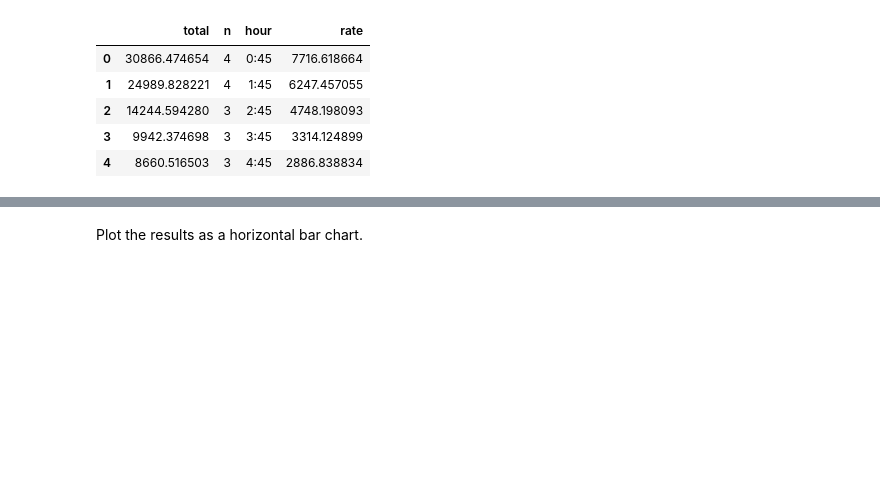
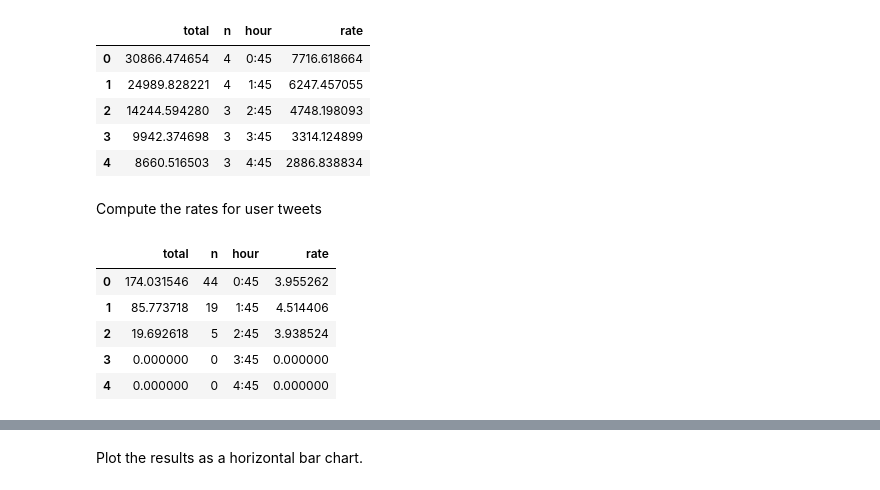
Before and after one commit to alanjschoen/kojak, a Jupyter notebook: Time Histogram.ipynb, the cells around one changed output, grey strips where cells are left out. Cells and saved outputs as stored; diff of their text form; code cells hidden in the pictures; blank space fills up the shorter version.

Commit message:
Compute rates for tweets

```diff
--- a/Time Histogram.ipynb
+++ b/Time Histogram.ipynb
@@ -43,6 +43,11 @@ def get_time_bins(collection):
         if tweet_time < df.iloc[binno].first_time:
             df.set_value(binno, 'first_time', tweet_time)
     df = df[df.bin_count != 0]
+
+
+    rates = df['bin_count']/((df['end'] - df['first_time'])/pd.np.timedelta64(1, 's'))*3600
+    df['rate'] = rates
+
     return df
 # %% [markdown]
 Calculate tweet-time histogram for a single user
@@ -63,6 +68,2 @@ bins_df.head()
 # %% [markdown]
 Convert tweet counts to rates (tweets/hour)
-# %%
-rates = bins_df['bin_count']/((bins_df['end'] - bins_df['first_time'])/pd.np.timedelta64(1, 's'))*3600
-bins_df['rate'] = rates
-bins_df.head()
@@ -103,6 +97,7 @@ def get_hour_rates_weekdays(bins_df):
             hour_rates_df.set_value(hour, 'n', hour_rates_df.ix[hour, 'n'] + 1)
     # Calculate average rate for each time
     hour_rates_df['rate'] = hour_rates_df['total']/hour_rates_df['n']
+    hour_rates_df.fillna(0, inplace=True)
 
     return hour_rates_df
 tweetsat_hour_rates = get_hour_rates_weekdays(bins_df)
@@ -114,3 +109,19 @@ tweetsat_hour_rates.head()
 | 2 | 14244.594280 | 3 | 2:45 | 4748.198093 |
 | 3 | 9942.374698 | 3 | 3:45 | 3314.124899 |
 | 4 | 8660.516503 | 3 | 4:45 | 2886.838834 |
+# %% [markdown]
+Compute the rates for user tweets
+# %%
+reponame = user[1:] + '_tweets' # naming convention for tweets mentioning user
+collection = db[reponame]
+#collection.find({'id': {'$gt': begin_id}}).sort('id', 1).limit(100).next()['created_at'] # test
+tweets_bins_df = get_time_bins(collection)
+tweets_hour_rates = get_hour_rates_weekdays(tweets_bins_df)
+tweets_hour_rates.head()
+# %% [output]
+|  | total | n | hour | rate |
+| 0 | 174.031546 | 44 | 0:45 | 3.955262 |
+| 1 | 85.773718 | 19 | 1:45 | 4.514406 |
+| 2 | 19.692618 | 5 | 2:45 | 3.938524 |
+| 3 | 0.000000 | 0 | 3:45 | 0.000000 |
+| 4 | 0.000000 | 0 | 4:45 | 0.000000 |
```
Also changed, not shown: parts of 3 cells of this notebook.
